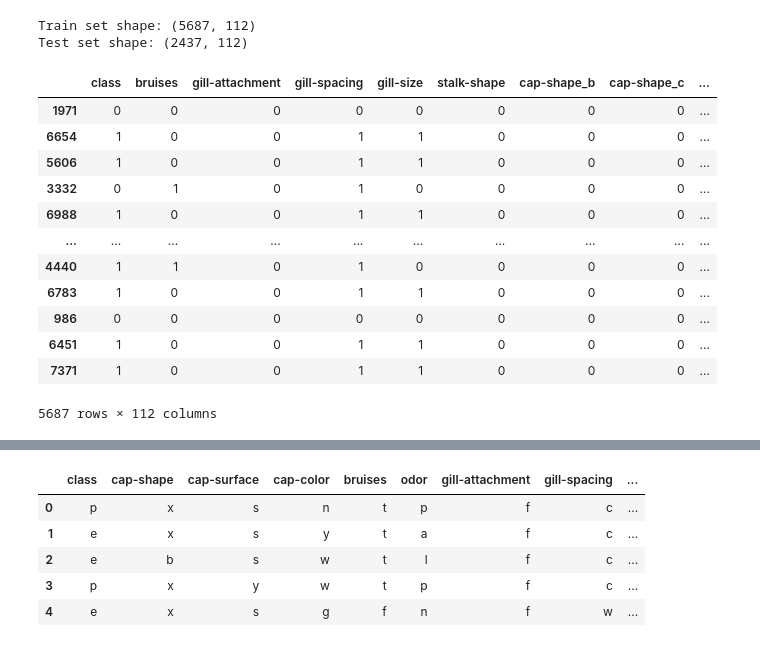
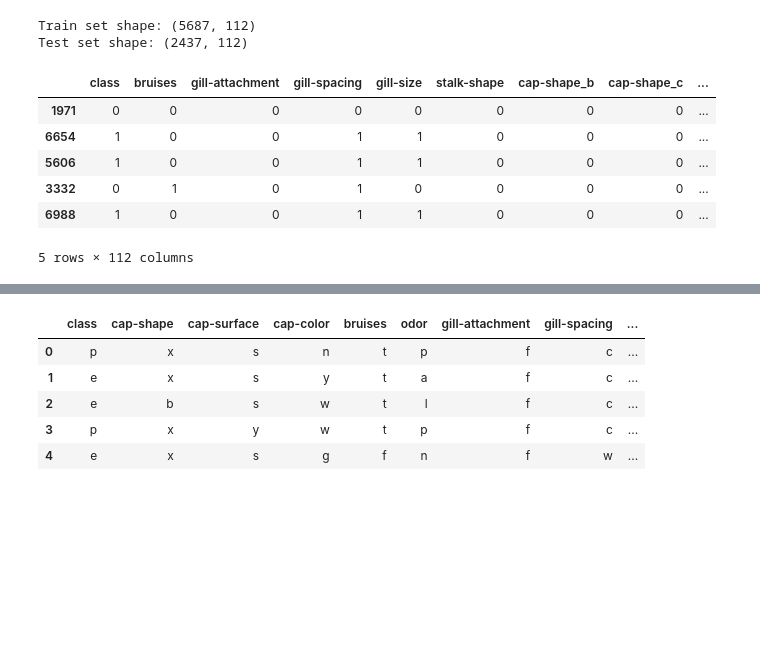
Before and after one commit to DYessouroun/Tareas-ML, a Jupyter notebook: Entregable_Tarea_1_DDD.ipynb, the cells around one changed output, grey strips where cells are left out. Drawn from its saved outputs; the diff is of its cells as text; code cells hidden in the pictures; blank space fills up the shorter version.

```diff
--- a/Entregable_Tarea_1_DDD.ipynb
+++ b/Entregable_Tarea_1_DDD.ipynb
@@ -1572,21 +1570,15 @@ print('Test set shape:', test_set.shape)
 Train set shape: (5687, 112)
 Test set shape: (2437, 112)
 # %%
-train_set
+train_set.head()
 # %% [output]
 |  | class | bruises | gill-attachment | gill-spacing | gill-size | stalk-shape | cap-shape_b | cap-shape_c | ... |
 | 1971 | 0 | 0 | 0 | 0 | 0 | 0 | 0 | 0 | ... |
 | 6654 | 1 | 0 | 0 | 1 | 1 | 0 | 0 | 0 | ... |
 | 5606 | 1 | 0 | 0 | 1 | 1 | 0 | 0 | 0 | ... |
 | 3332 | 0 | 1 | 0 | 1 | 0 | 0 | 0 | 0 | ... |
 | 6988 | 1 | 0 | 0 | 1 | 1 | 0 | 0 | 0 | ... |
-| ... | ... | ... | ... | ... | ... | ... | ... | ... | ... |
-| 4440 | 1 | 1 | 0 | 1 | 0 | 0 | 0 | 0 | ... |
-| 6783 | 1 | 0 | 0 | 1 | 1 | 0 | 0 | 0 | ... |
-| 986 | 0 | 0 | 0 | 0 | 0 | 0 | 0 | 0 | ... |
-| 6451 | 1 | 0 | 0 | 1 | 1 | 0 | 0 | 0 | ... |
-| 7371 | 1 | 0 | 0 | 1 | 1 | 0 | 0 | 0 | ... |
-5687 rows × 112 columns
+5 rows × 112 columns
 # %%
 X_train = train_set.drop('class', axis=1)
 y_train = train_set['class']
```
Also changed, not shown: parts of 5 cells of this notebook.
